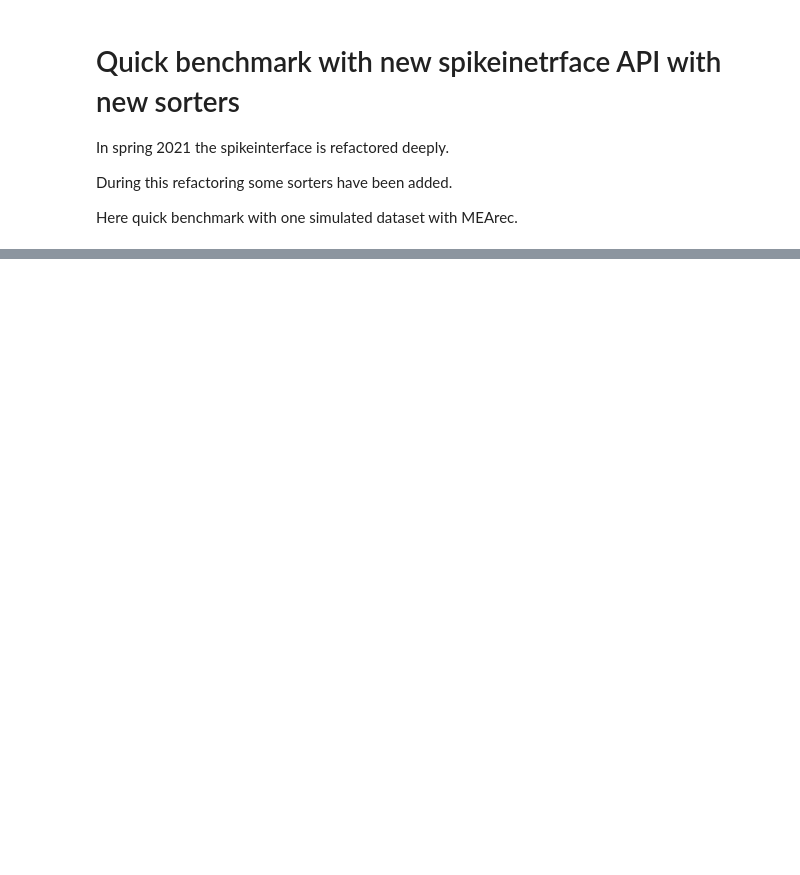
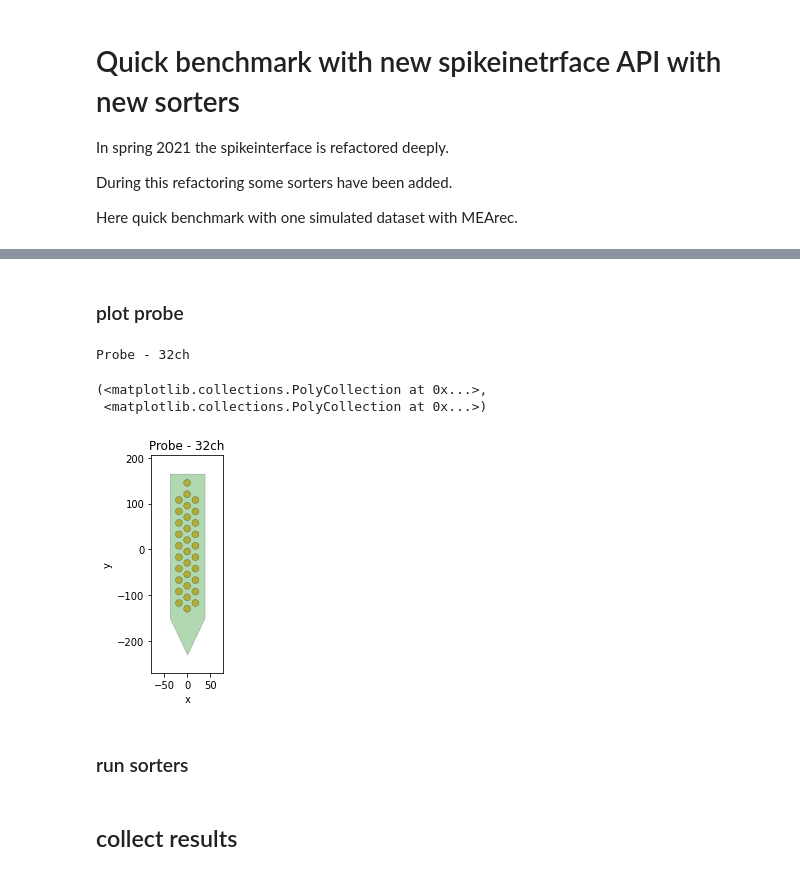
Before and after one commit to SpikeInterface/SpikeInterface.github.io, a Jupyter notebook: posts/quick-benchmarck-with-new-api-and-new-sorters-april-2021.ipynb, the cells around one changed output, grey strips where cells are left out. Saved outputs shown, nothing was run; the diff lists cells and outputs as text; code cells hidden in the pictures; blank space fills up the shorter version.

```diff
--- a/posts/quick-benchmarck-with-new-api-and-new-sorters-april-2021.ipynb
+++ b/posts/quick-benchmarck-with-new-api-and-new-sorters-april-2021.ipynb
@@ -40,0 +125,16 @@ tmp_folder.mkdir(parents=True, exist_ok=True)
+# %% [markdown]
+### plot probe
+# %%
+study = GroundTruthStudy(study_folder)
+rec = study.get_recording()
+probe = rec.get_probe()
+print(probe)
+from probeinterface.plotting import plot_probe
+plot_probe(probe)
+# %% [output]
+Probe - 32ch
+(<matplotlib.collections.PolyCollection at 0x...>,
+ <matplotlib.collections.PolyCollection at 0x...>)
+[figure, added]
+# %% [markdown]
+### run sorters
@@ -40,0 +146,2 @@ tmp_folder.mkdir(parents=True, exist_ok=True)
+# %% [markdown]
+## collect results
```
Also changed, not shown: parts of 13 cells of this notebook.
